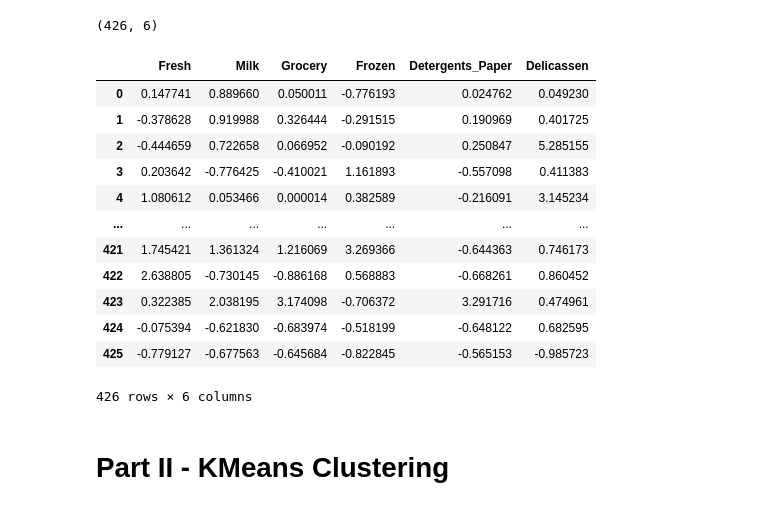
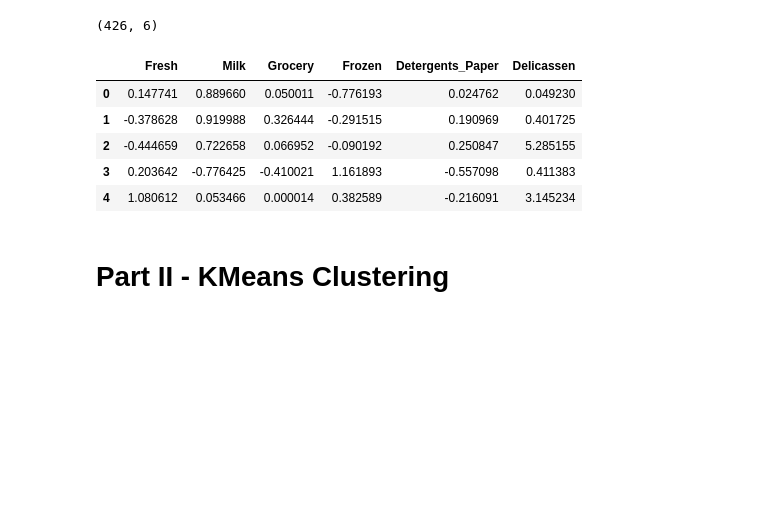
Before and after one commit to kennethpwall1/LHL-Unsupervised-Machine-Learning, a Jupyter notebook: MachineLearning_UnSupervised_WallKen.ipynb, the cells around one changed output. Cells and saved outputs as stored; diff of their text form; code cells hidden in the pictures; blank space fills up the shorter version.

```diff
--- a/MachineLearning_UnSupervised_WallKen.ipynb
+++ b/MachineLearning_UnSupervised_WallKen.ipynb
@@ -483,21 +469,14 @@ scaled_data.shape
 # %%
 new_columns = ['Fresh', 'Milk', 'Grocery', 'Frozen', 'Detergents_Paper', 'Delicassen']
 scaled_df = pd.DataFrame(scaled_data, columns=new_columns)
-scaled_df
+scaled_df.head()
 # %% [output]
 |  | Fresh | Milk | Grocery | Frozen | Detergents_Paper | Delicassen |
 | 0 | 0.147741 | 0.889660 | 0.050011 | -0.776193 | 0.024762 | 0.049230 |
 | 1 | -0.378628 | 0.919988 | 0.326444 | -0.291515 | 0.190969 | 0.401725 |
 | 2 | -0.444659 | 0.722658 | 0.066952 | -0.090192 | 0.250847 | 5.285155 |
 | 3 | 0.203642 | -0.776425 | -0.410021 | 1.161893 | -0.557098 | 0.411383 |
 | 4 | 1.080612 | 0.053466 | 0.000014 | 0.382589 | -0.216091 | 3.145234 |
-| ... | ... | ... | ... | ... | ... | ... |
-| 421 | 1.745421 | 1.361324 | 1.216069 | 3.269366 | -0.644363 | 0.746173 |
-| 422 | 2.638805 | -0.730145 | -0.886168 | 0.568883 | -0.668261 | 0.860452 |
-| 423 | 0.322385 | 2.038195 | 3.174098 | -0.706372 | 3.291716 | 0.474961 |
-| 424 | -0.075394 | -0.621830 | -0.683974 | -0.518199 | -0.648122 | 0.682595 |
-| 425 | -0.779127 | -0.677563 | -0.645684 | -0.822845 | -0.565153 | -0.985723 |
-426 rows × 6 columns
 # %% [markdown]
 # Part II - KMeans Clustering
 # %% [markdown]
```
Also changed, not shown: parts of 7 cells of this notebook, 1 other file.
